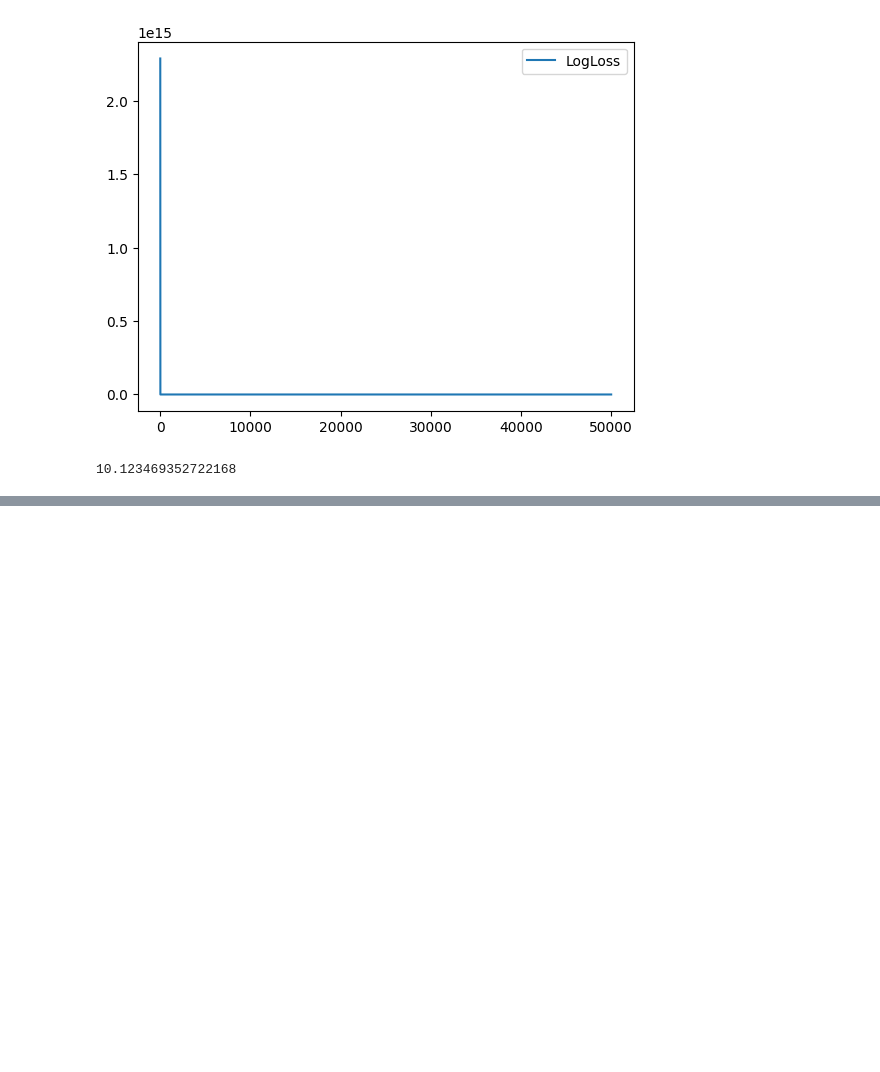
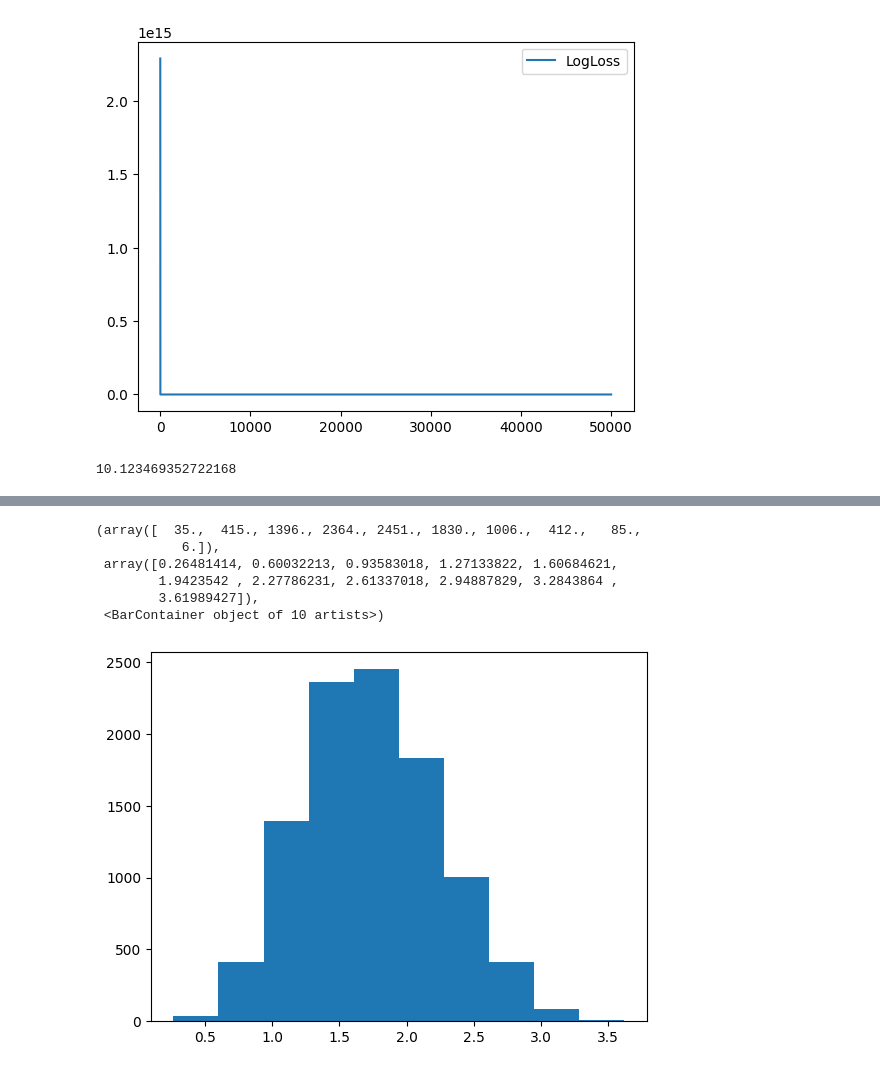
Before and after one commit to vigneshK0404/NOva_Fitter_CNF, a Jupyter notebook: CNF_Modified.ipynb, the cells around one changed output, grey strips where cells are left out. Cells and saved outputs as stored; diff of their text form; code cells hidden in the pictures; blank space fills up the shorter version.

```diff
--- a/CNF_Modified.ipynb
+++ b/CNF_Modified.ipynb
@@ -280,0 +369,11 @@ torch.save({
+# %%
+mu1_cnf = samples[:,1]
+plt.hist(mu1_cnf)
+# %% [output]
+(array([  35.,  415., 1396., 2364., 2451., 1830., 1006.,  412.,   85.,
+           6.]),
+ array([0.26481414, 0.60032213, 0.93583018, 1.27133822, 1.60684621,
+        1.9423542 , 2.27786231, 2.61337018, 2.94887829, 3.2843864 ,
+        3.61989427]),
+ <BarContainer object of 10 artists>)
+[figure, added]
```
Also changed, not shown: parts of 8 cells of this notebook.
